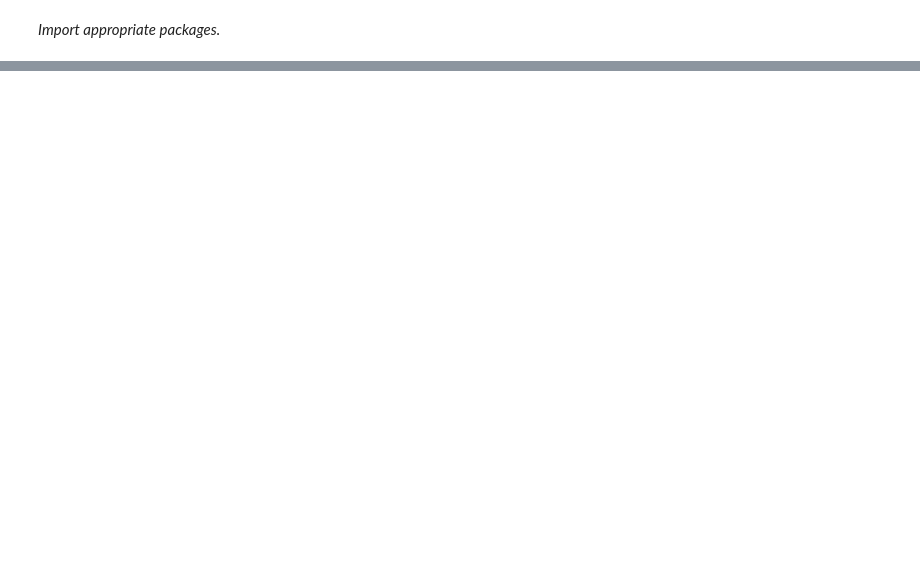
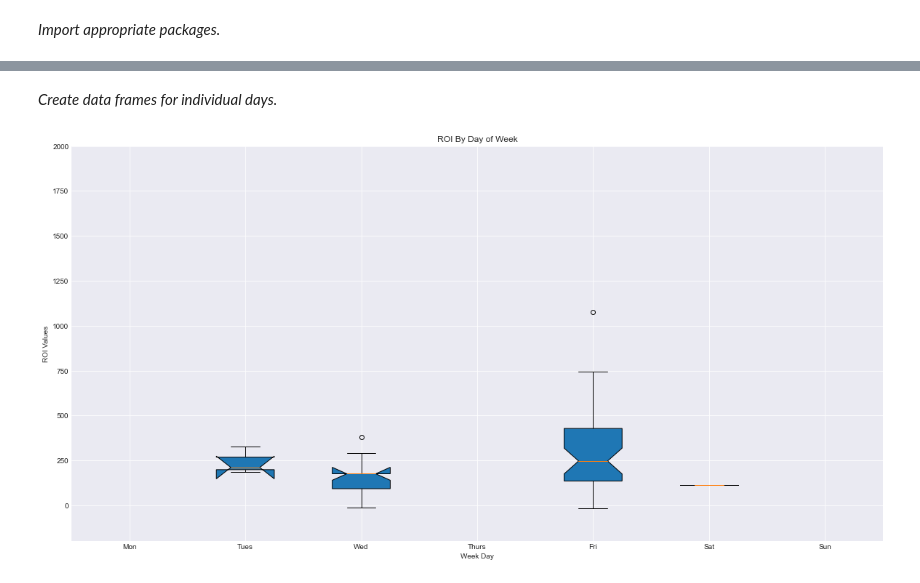
Before and after one commit to halemade/film_recommendations, a Jupyter notebook: release_and_ROI.ipynb, the cells around one changed output, grey strips where cells are left out. Cells and saved outputs as stored; diff of their text form; code cells hidden in the pictures; blank space fills up the shorter version.

```diff
--- a/release_and_ROI.ipynb
+++ b/release_and_ROI.ipynb
@@ -212,0 +24,3 @@ response.json()
+# %%
+#dataset from TMDB api
+df_financial = pd.read_csv('tmdb_financials.csv')
@@ -212,0 +148,36 @@ response.json()
+# %% [markdown]
+*Create data frames for individual days.*
+# %%
+days = list(df['release_day'].unique())
+df_mon= df[df['release_day'] == 'Monday']
+df_tues= df[df['release_day'] == 'Tuesday']
+df_wed= df[df['release_day'] == 'Wednesday']
+df_thurs= df[df['release_day'] == 'Thursday']
+df_fri= df[df['release_day'] == 'Friday']
+df_sat= df[df['release_day'] == 'Saturday']
+df_sun= df[df['release_day'] == 'Sunday']
+
+day_dfs = [df_mon,df_tues,df_wed,df_thurs,df_fri,df_sat,df_sun]
+# %%
+labels = ['Mon', 'Tues', 'Wed','Thurs','Fri','Sat','Sun']
+all_data = [df_mon['roi'],df_tues['roi'],df_wed['roi'],df_thurs['roi'],df_fri['roi'],df_sat['roi'],df_sun['roi']]
+
+fig, ax1 = plt.subplots(nrows=1, ncols=1, figsize=(20, 10))
+# rectangular box plot
+bplot1 = ax1.boxplot(all_data,
+                     vert=True,  # vertical box alignment
+                     patch_artist=True,
+                     notch=True,# fill with color
+                     labels=labels)  # will be used to label x-ticks
+
+# prettify and label
+ax1.set_title('ROI By Day of Week')
+ax1.yaxis.grid(True)
+ax1.set_xlabel('Week Day')
+ax1.set_ylabel('ROI Values')
+ax1.set_ylim(-200,2000)
+plt.style.use('seaborn-darkgrid')
+plt.savefig('./images/day_of_week.png')
+plt.show()
+# %% [output]
+[figure, added]
```
Also changed, not shown: parts of 56 cells of this notebook.
